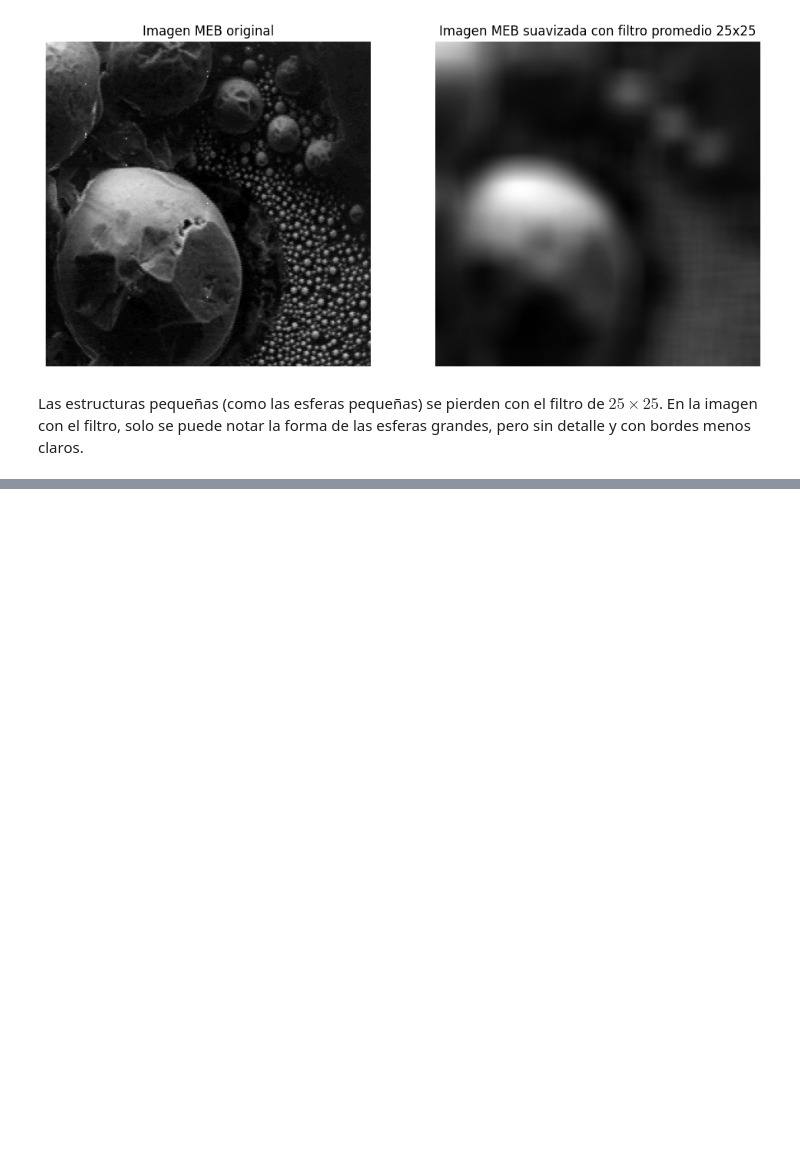
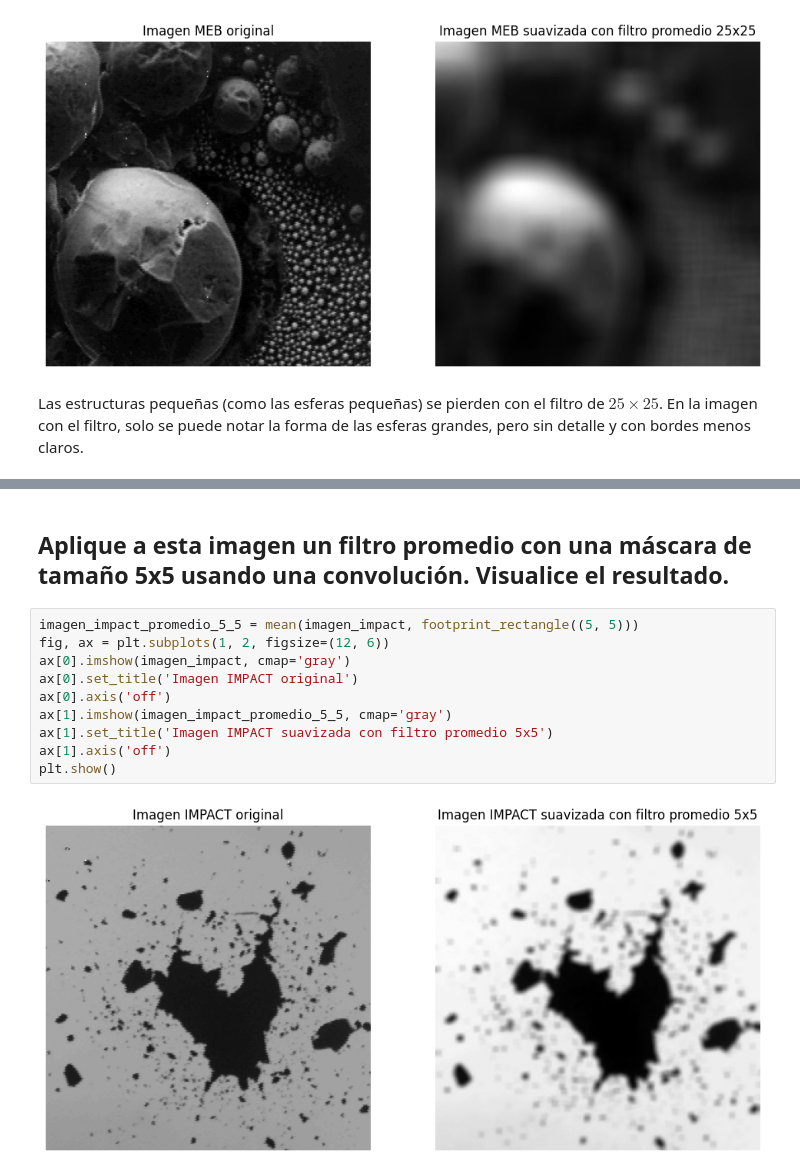
Before and after one commit to santichica/tallleres-cv, a Jupyter notebook: taller5/filtros_lineales_suavizantes.ipynb, the cells around one changed output, grey strips where cells are left out. Cells and saved outputs as stored; diff of their text form; blank space fills up the shorter version.

```diff
--- a/taller5/filtros_lineales_suavizantes.ipynb
+++ b/taller5/filtros_lineales_suavizantes.ipynb
@@ -168,0 +176,14 @@ Las estructuras pequeñas (como las esferas pequeñas) se pierden con el filtro
+# %% [markdown]
+## Aplique a esta imagen un filtro promedio con una máscara de tamaño 5x5 usando una convolución. Visualice el resultado.
+# %%
+imagen_impact_promedio_5_5 = mean(imagen_impact, footprint_rectangle((5, 5)))
+fig, ax = plt.subplots(1, 2, figsize=(12, 6))
+ax[0].imshow(imagen_impact, cmap='gray')
+ax[0].set_title('Imagen IMPACT original')
+ax[0].axis('off')
+ax[1].imshow(imagen_impact_promedio_5_5, cmap='gray')
+ax[1].set_title('Imagen IMPACT suavizada con filtro promedio 5x5')
+ax[1].axis('off')
+plt.show()
+# %% [output]
+[figure, added]
```
Also changed, not shown: parts of 12 cells of this notebook.
